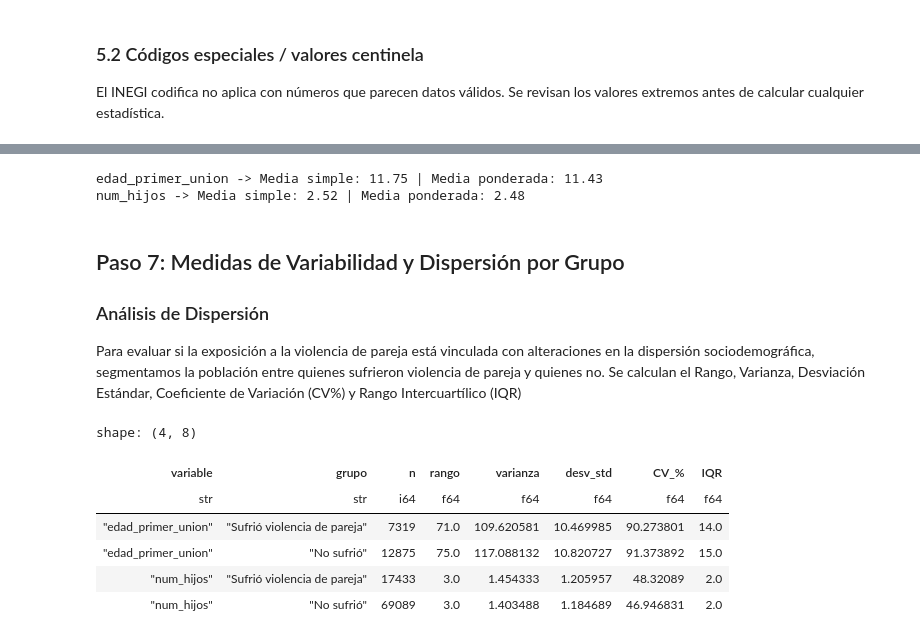
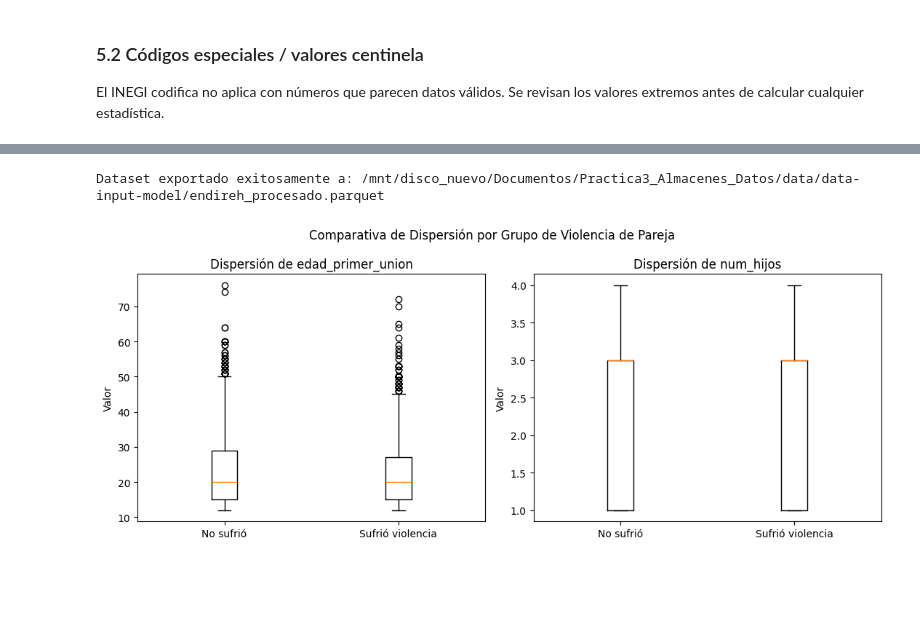
Before and after one commit to ErickLuisJuarez/Practica_Endireh_Almacenes_Datos, a Jupyter notebook: notebooks/endireh_practica3.ipynb, the cells around one changed output, grey strips where cells are left out. Cells and saved outputs as stored; diff of their text form; code cells hidden in the pictures; blank space fills up the shorter version.

```diff
--- a/notebooks/endireh_practica3.ipynb
+++ b/notebooks/endireh_practica3.ipynb
@@ -316,60 +290,36 @@ shape: (1, 14)
 # %%
-#Filtro de filas válidas para evitar propagación de nulos en NumPy
-df_edad_valida = df_procesado.drop_nulls(subset=["edad_primer_union"])
-edad = df_edad_valida["edad_primer_union"].to_numpy()
-pesos_edad = df_edad_valida["factor_expansion"].to_numpy()
-media_ponderada_edad = np.average(edad, weights=pesos_edad)
+#Preparamos los datos de entrada al modelo usando la función de src/models/evaluation.py
+from src.models.evaluation import preparar_datos_modelo
 
-df_hijos_valida = df_procesado.drop_nulls(subset=["num_hijos"])
-hijos = df_hijos_valida["num_hijos"].to_numpy()
-pesos_hijos = df_hijos_valida["factor_expansion"].to_numpy()
-media_ponderada_hijos = np.average(hijos, weights=pesos_hijos)
+df_input_model = preparar_datos_modelo(df_procesado)
 
-media_simple_edad = df_edad_valida["edad_primer_union"].mean()
-media_simple_hijos = df_hijos_valida["num_hijos"].mean()
+#Creamos la ruta completa para el archivo
+ruta_parquet_salida = RUTA_DATA_INPUT_MODEL / "endireh_procesado.parquet"
 
-print(f"edad_primer_union -> Media simple: {media_simple_edad:.2f} | Media ponderada: {media_ponderada_edad:.2f}")
-print(f"num_hijos -> Media simple: {media_simple_hijos:.2f} | Media ponderada: {media_ponderada_hijos:.2f}")
+#Guardamos el DataFrame listo para modelar
+df_input_model.write_parquet(ruta_parquet_salida)
+
+print(f"Dataset exportado exitosamente a: {ruta_parquet_salida}")
 # %% [output]
-edad_primer_union -> Media simple: 11.75 | Media ponderada: 11.43
-num_hijos -> Media simple: 2.52 | Media ponderada: 2.48
+Dataset exportado exitosamente a: /mnt/disco_nuevo/Documentos/Practica3_Almacenes_Datos/data/data-input-model/endireh_procesado.parquet
-# %% [markdown]
-## Paso 7: Medidas de Variabilidad y Dispersión por Grupo
-
-### Análisis de Dispersión
-Para evaluar si la exposición a la violencia de pareja está vinculada con alteraciones en la dispersión sociodemográfica, segmentamos la población entre quienes sufrieron violencia de pareja y quienes no. Se calculan el Rango, Varianza, Desviación Estándar, Coeficiente de Variación (CV%) y Rango Intercuartílico (IQR)
 # %%
-#Función auxiliar para el cálculo de dispersión
-def medidas_variabilidad(df_grupo, columna):
-    serie = df_grupo[columna].drop_nulls()
-    if serie.len() == 0:
-        return None
-    rango = serie.max() - serie.min()
-    varianza = serie.var()
-    desv_std = serie.std()
-    media = serie.mean()
-    cv = (desv_std / media * 100) if media not in (0, None) else None
-    q1, q3 = serie.quantile(0.25), serie.quantile(0.75)
-    iqr = q3 - q1
-    return {"n": serie.len(), "rango": rango, "varianza": varianza,
-            "desv_std": desv_std, "CV_%": cv, "IQR": iqr}
+import matplotlib.pyplot as plt
 
-#Iteración por variable y por grupo de violencia de pareja
-filas = []
-for columna in ["edad_primer_union", "num_hijos"]:
-    for grupo_valor, etiqueta in [(True, "Sufrió violencia de pareja"), (False, "No sufrió")]:
-        df_grupo = df_procesado.filter(pl.col("sufrio_violencia_pareja") == grupo_valor)
-        m = medidas_variabilidad(df_grupo, columna)
-        if m:
-            filas.append({"variable": columna, "grupo": etiqueta, **m})
+#Configuramos el lienzo gráfico
+fig, axes = plt.subplots(1, 2, figsize=(11, 4.5))
 
-tabla_variabilidad = pl.DataFrame(filas)
-tabla_variabilidad
+#Generamos boxplots por cada variable
+for ax, columna in zip(axes, ["edad_primer_union", "num_hijos"]):
+    datos_si = df_procesado.filter(pl.col("sufrio_violencia_pareja") == True)[columna].drop_nulls().to_numpy()
+    datos_no = df_procesado.filter(pl.col("sufrio_violencia_pareja") == False)[columna].drop_nulls().to_numpy()
+
+    ax.boxplot([datos_no, datos_si], tick_labels=["No sufrió", "Sufrió violencia"])
+    ax.set_title(f"Dispersión de {columna}")
+    ax.set_ylabel("Valor")
+
+fig.suptitle("Comparativa de Dispersión por Grupo de Violencia de Pareja")
+plt.tight_layout()
+plt.savefig("boxplot_variabilidad.png", dpi=120)
+plt.show()
 # %% [output]
-shape: (4, 8)
-| variable | grupo | n | rango | varianza | desv_std | CV_% | IQR |
-| str | str | i64 | f64 | f64 | f64 | f64 | f64 |
-| "edad_primer_union" | "Sufrió violencia de pareja" | 7319 | 71.0 | 109.620581 | 10.469985 | 90.273801 | 14.0 |
-| "edad_primer_union" | "No sufrió" | 12875 | 75.0 | 117.088132 | 10.820727 | 91.373892 | 15.0 |
-| "num_hijos" | "Sufrió violencia de pareja" | 17433 | 3.0 | 1.454333 | 1.205957 | 48.32089 | 2.0 |
-| "num_hijos" | "No sufrió" | 69089 | 3.0 | 1.403488 | 1.184689 | 46.946831 | 2.0 |
+[figure, added]
```
Also changed, not shown: parts of 25 cells of this notebook, 10 other files.
